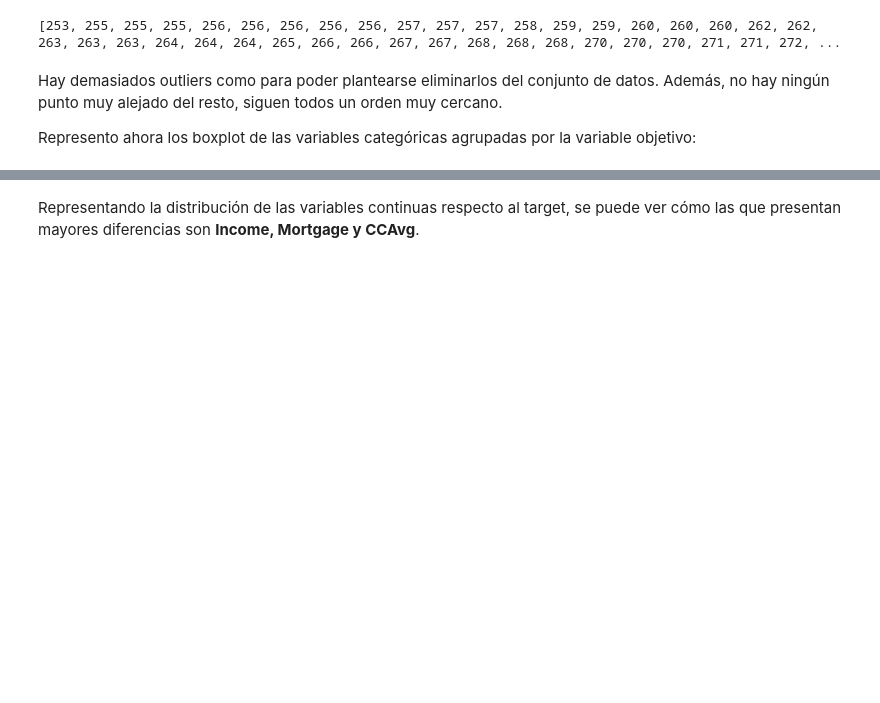
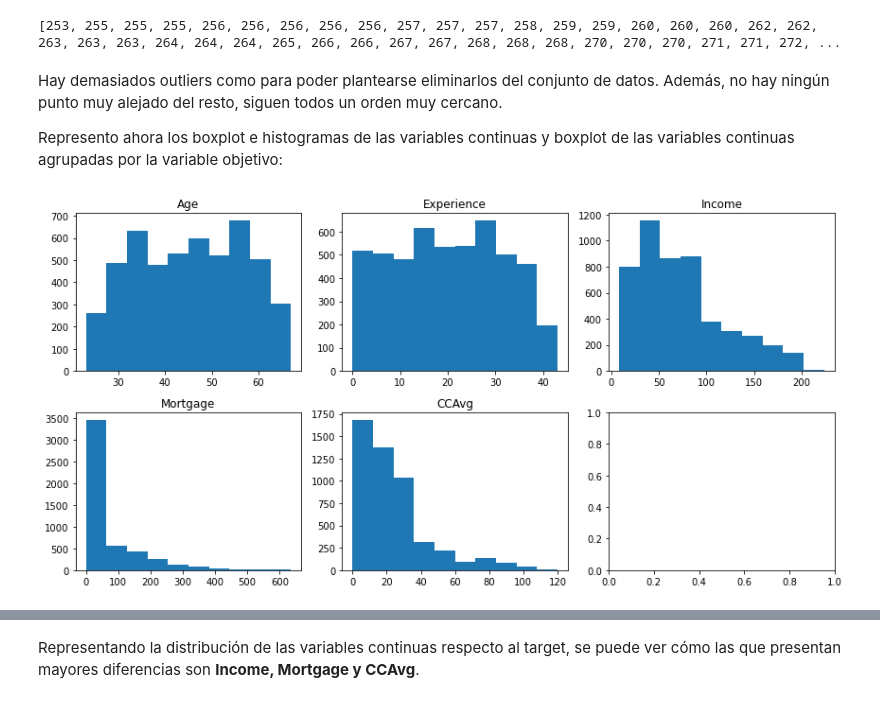
Before and after one commit to tvela/TFM_TomasVela, a Jupyter notebook: TFM_TomasVela.ipynb, the cells around one changed output, grey strips where cells are left out. Drawn from its saved outputs; the diff is of its cells as text; code cells hidden in the pictures; blank space fills up the shorter version.

```diff
--- a/TFM_TomasVela.ipynb
+++ b/TFM_TomasVela.ipynb
@@ -540,4 +541,16 @@ print(outlier_values)
 # %% [markdown]
 Hay demasiados outliers como para poder plantearse eliminarlos del conjunto de datos. Además, no hay ningún punto muy alejado del resto, siguen todos un orden muy cercano.
 
-Represento ahora los boxplot de las variables categóricas agrupadas por la variable objetivo:
+Represento ahora los boxplot e histogramas de las variables continuas y boxplot de las variables continuas agrupadas por la variable objetivo:
+# %%
+fig, axs = plt.subplots(nrows=2, ncols=3, figsize=(12, 6))
+axs = axs.ravel()
+
+for i, column in enumerate(['Age', 'Experience', 'Income', 'Mortgage', 'CCAvg']):
+    axs[i].hist(data[column], bins=10)
+    axs[i].set_title(column)
+
+plt.tight_layout()
+plt.show()
+# %% [output]
+[figure, added]
```
Also changed, not shown: parts of 7 cells of this notebook.
